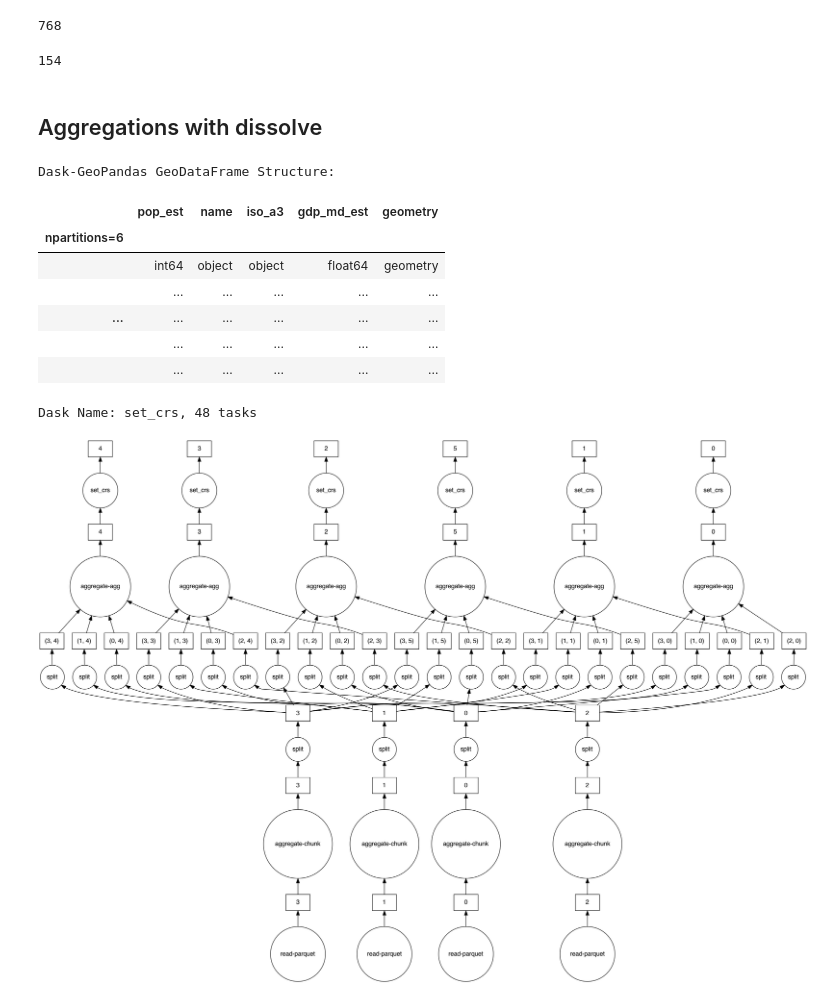
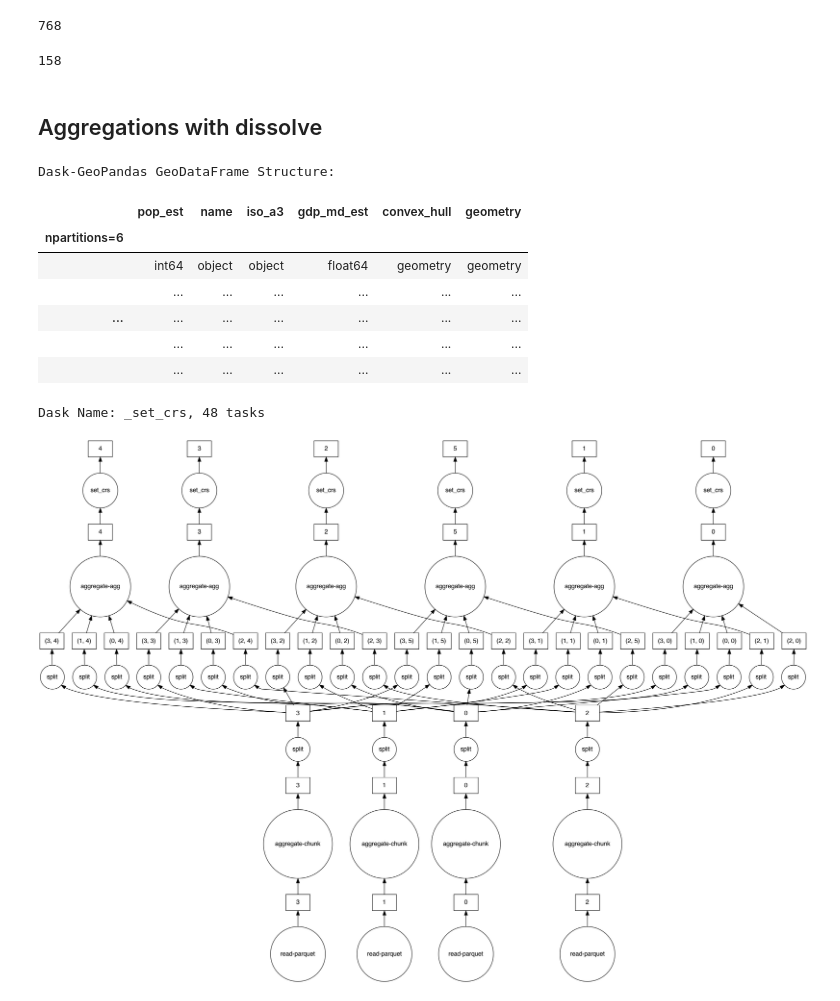
Before and after one commit to martinfleis/dask-geopandas-tutorial, a Jupyter notebook: GeoPython2022.ipynb, the cells around one changed output. Drawn from its saved outputs; the diff is of its cells as text; code cells hidden in the pictures.

```diff
--- a/GeoPython2022.ipynb
+++ b/GeoPython2022.ipynb
@@ -391,27 +421,27 @@ joined.npartitions
 # %% [output]
 768
 # %%
-gadm_ddf = gadm_ddf.spatial_shuffle()
-joined = airports_ddf.sjoin(gadm_ddf, predicate="within")
+gadm_sorted = dask_geopandas.read_parquet("data/gadm_spatial/")
+joined = airports_ddf.sjoin(gadm_sorted, predicate="within")
 joined.npartitions
 # %% [output]
-154
+158
 # %% [markdown]
 ## Aggregations with dissolve
 # %%
-world_ddf = dask_geopandas.read_parquet("world/")  # TODO get better world with more polygons
+world_ddf = dask_geopandas.read_parquet("data/world/")  # TODO get better world with more polygons
 continents = world_ddf.dissolve('continent', split_out=6)
 continents
 # %% [output]
 Dask-GeoPandas GeoDataFrame Structure:
-|  | pop_est | name | iso_a3 | gdp_md_est | geometry |
-| npartitions=6 |  |  |  |  |  |
-|  | int64 | object | object | float64 | geometry |
-|  | ... | ... | ... | ... | ... |
-| ... | ... | ... | ... | ... | ... |
-|  | ... | ... | ... | ... | ... |
-|  | ... | ... | ... | ... | ... |
+|  | pop_est | name | iso_a3 | gdp_md_est | convex_hull | geometry |
+| npartitions=6 |  |  |  |  |  |  |
+|  | int64 | object | object | float64 | geometry | geometry |
+|  | ... | ... | ... | ... | ... | ... |
+| ... | ... | ... | ... | ... | ... | ... |
+|  | ... | ... | ... | ... | ... | ... |
+|  | ... | ... | ... | ... | ... | ... |
-Dask Name: set_crs, 48 tasks
+Dask Name: _set_crs, 48 tasks
 # %%
 continents.visualize()
 # %% [output]
```
Also changed, not shown: parts of 58 cells of this notebook, 20 other files.
